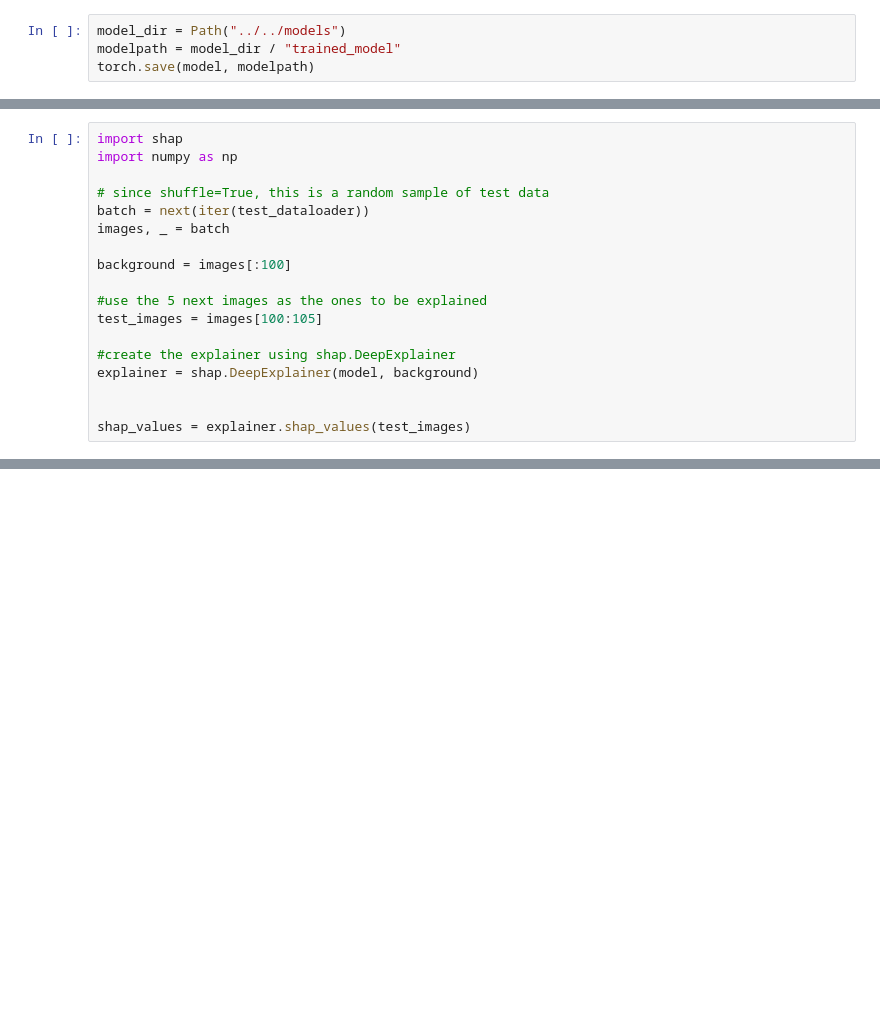
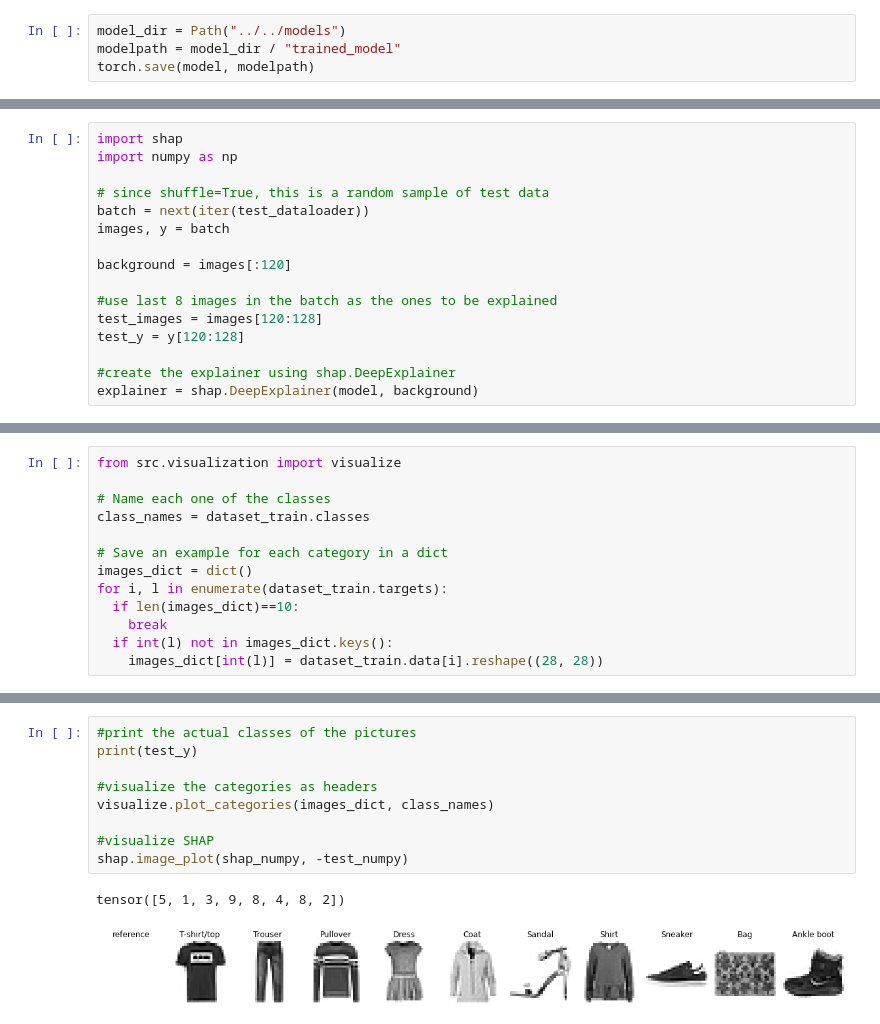
Before and after one commit to raoulg/MADS-MachineLearning-course, a Jupyter notebook: notebooks/7_explainable/02_image_explainer.ipynb, the cells around one changed output, grey strips where cells are left out. Drawn from its saved outputs; the diff is of its cells as text; blank space fills up the shorter version.

```diff
--- a/notebooks/7_explainable/02_image_explainer.ipynb
+++ b/notebooks/7_explainable/02_image_explainer.ipynb
@@ -134,15 +150,13 @@ import numpy as np
 
 # since shuffle=True, this is a random sample of test data
 batch = next(iter(test_dataloader))
-images, _ = batch
+images, y = batch
 
-background = images[:100]
+background = images[:120]
 
-#use the 5 next images as the ones to be explained
-test_images = images[100:105]
+#use last 8 images in the batch as the ones to be explained
+test_images = images[120:128]
+test_y = y[120:128]
 
 #create the explainer using shap.DeepExplainer
 explainer = shap.DeepExplainer(model, background)
-
-
-shap_values = explainer.shap_values(test_images)
@@ -174,0 +188,13 @@ shap.image_plot(shap_numpy, -test_numpy)
+# %%
+from src.visualization import visualize
+
+# Name each one of the classes
+class_names = dataset_train.classes
+
+# Save an example for each category in a dict
+images_dict = dict()
+for i, l in enumerate(dataset_train.targets):
+  if len(images_dict)==10:
+    break
+  if int(l) not in images_dict.keys():
+    images_dict[int(l)] = dataset_train.data[i].reshape((28, 28))
@@ -174,0 +209,12 @@ shap.image_plot(shap_numpy, -test_numpy)
+# %%
+#print the actual classes of the pictures
+print(test_y)
+
+#visualize the categories as headers
+visualize.plot_categories(images_dict, class_names)
+
+#visualize SHAP
+shap.image_plot(shap_numpy, -test_numpy)
+# %% [output]
+tensor([5, 1, 3, 9, 8, 4, 8, 2])
+[figure, added]
```
Also changed, not shown: parts of 14 cells of this notebook, 3 other files.
